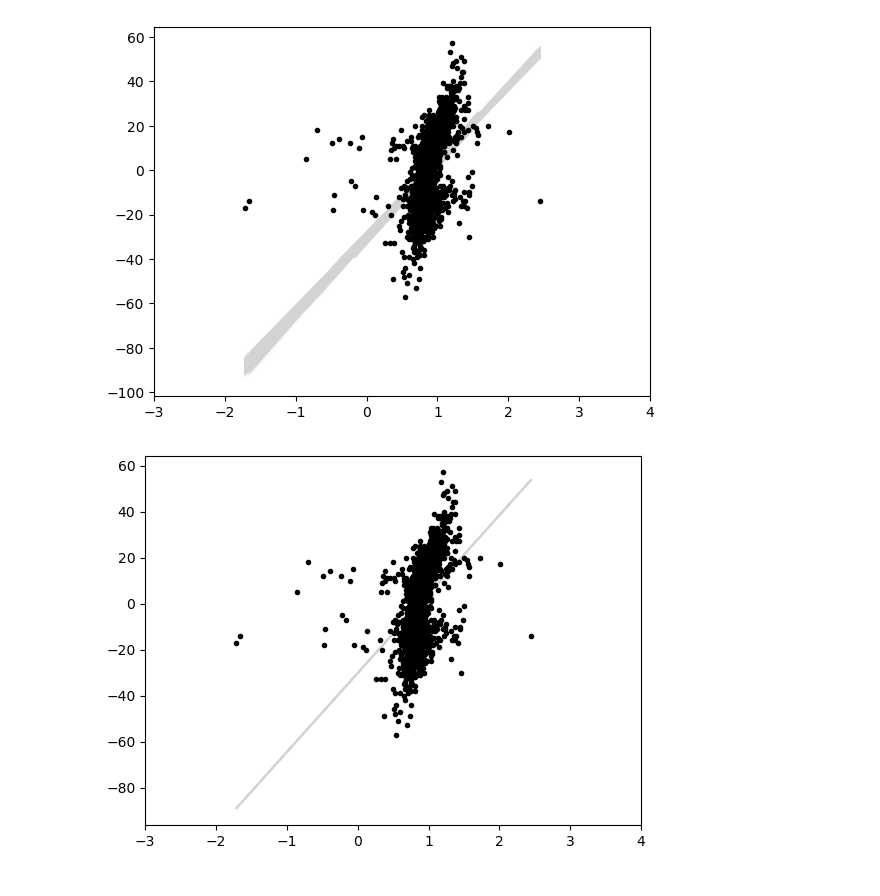
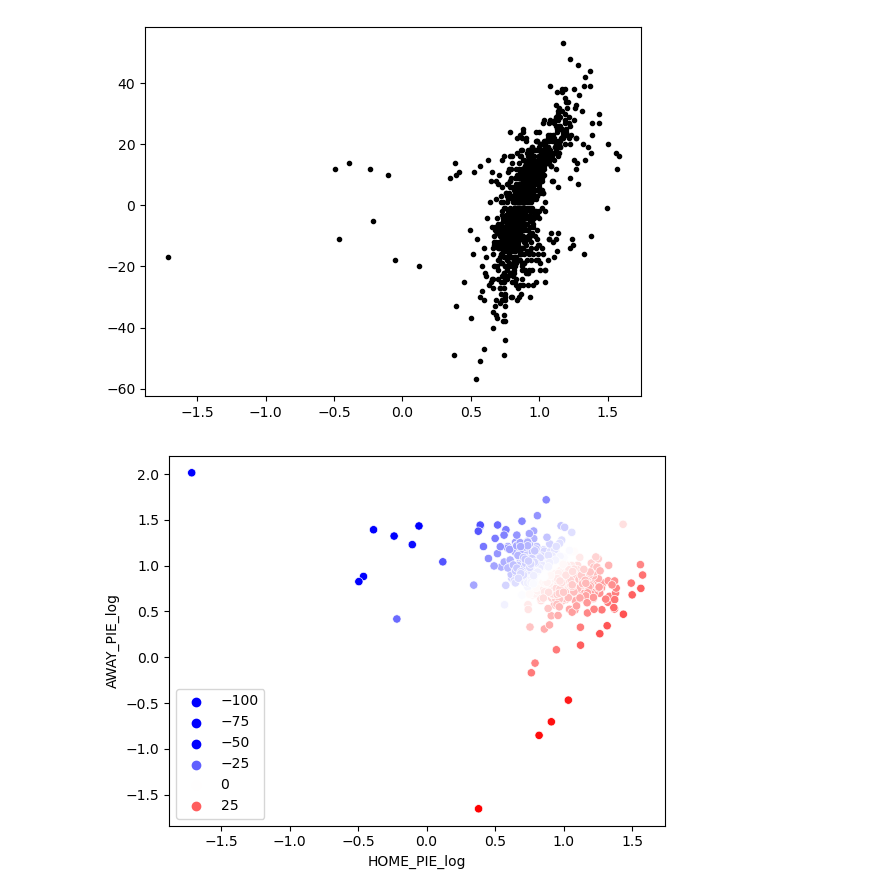
Before and after one commit to finnoh/data_science_project, a Jupyter notebook: plus_minus_prediction.ipynb, the cells around one changed output. Saved outputs shown, nothing was run; the diff lists cells and outputs as text; code cells hidden in the pictures.

```diff
--- a/plus_minus_prediction.ipynb
+++ b/plus_minus_prediction.ipynb
@@ -99,0 +121,17 @@ df_merge
+# %%
+# data dictionary - PLUS_MINUS from home-team's perspective
+data_dict = {'GAME_ID':df_merge['GAME_ID'].unique(),
+             'HOME_ID':df_merge[df_merge['home_game']]['TEAM_ID'].to_numpy(),
+             'AWAY_ID':df_merge[~(df_merge['home_game'])]['TEAM_ID'].to_numpy(),
+             'HOME_PIE':df_merge[df_merge['home_game']]['PIE'].to_numpy(),
+             'AWAY_PIE':df_merge[~(df_merge['home_game'])]['PIE'].to_numpy(),
+             'HOME_PIE_log':df_merge[(df_merge['home_game'])]['PIE_log'].to_numpy(),
+             'AWAY_PIE_log':df_merge[~(df_merge['home_game'])]['PIE_log'].to_numpy(),
+             'month':df_merge[df_merge['home_game']]['month'].to_numpy(),
+             'HOME_PLUS_MINUS':df_merge[(df_merge['home_game'])]['PLUS_MINUS'].to_numpy(),
+             'AWAY_PLUS_MINUS':df_merge[~(df_merge['home_game'])]['PLUS_MINUS'].to_numpy(),
+             'HOME_PTS':df_merge[(df_merge['home_game'])]['PTS'].to_numpy(),
+             'AWAY_PTS':df_merge[~(df_merge['home_game'])]['PTS'].to_numpy()}
+
+# one row is one game!
+df_model = pd.DataFrame(data=data_dict)
@@ -125,3 +194,5 @@ plt.show()
 # %%
 from pymc3 import HalfCauchy, Model, Normal, glm, plot_posterior_predictive_glm, sample
+# %%
+df_bmb = df_model.dropna()
 # %%
@@ -162,18 +235,18 @@ posterior_mean.shape
 # %%
-plt.plot(df_merge['PIE_log'], posterior_mean.T, color="lightgray", alpha=0.005)
-plt.plot(df_merge['PIE_log'], df_merge['PLUS_MINUS'], '.', color="black")
-plt.xlim(-3, 4)
+#plt.plot(df_bmb['HOME_PIE_log'], posterior_mean.T, color="lightgray", alpha=0.005)
+plt.plot(df_bmb['HOME_PIE_log'], df_bmb['HOME_PLUS_MINUS'], '.', color="black")
 plt.show()
 # %% [output]
-[figure, old version]
+[figure, new version]
+# %%
+X = df_bmb[['HOME_PIE_log', 'AWAY_PIE_log']].to_numpy()
+y = df_bmb['HOME_PLUS_MINUS'].to_numpy().reshape(-1,1)
 # %%
 from sklearn.linear_model import LinearRegression
-reg = LinearRegression().fit(df_merge['PIE_log'].to_numpy().reshape(-1,1), df_merge['PLUS_MINUS'].to_numpy().reshape(-1,1))
-pred = reg.predict(df_merge['PIE_log'].to_numpy().reshape(-1,1))
+reg = LinearRegression().fit(X, y)
+pred = reg.predict(X)
 # %%
-plt.plot(df_merge['PIE_log'], pred, color="lightgray")
-plt.plot(df_merge['PIE_log'], df_merge['PLUS_MINUS'], '.', color="black")
-plt.xlim(-3, 4)
+sns.scatterplot(df_bmb['HOME_PIE_log'], df_bmb['AWAY_PIE_log'], hue=pred.flatten(), palette='bwr', hue_norm=(-40,40))
 plt.show()
 # %% [output]
-[figure, old version]
+[figure, new version]
```
Also changed, not shown: parts of 46 cells of this notebook.
